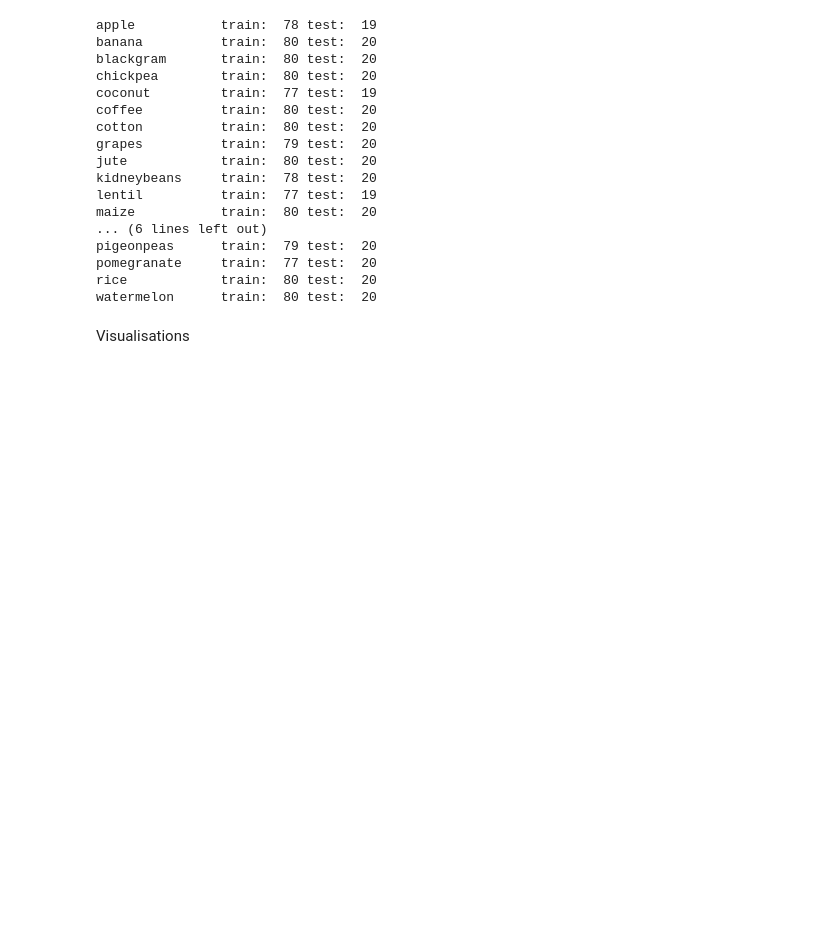
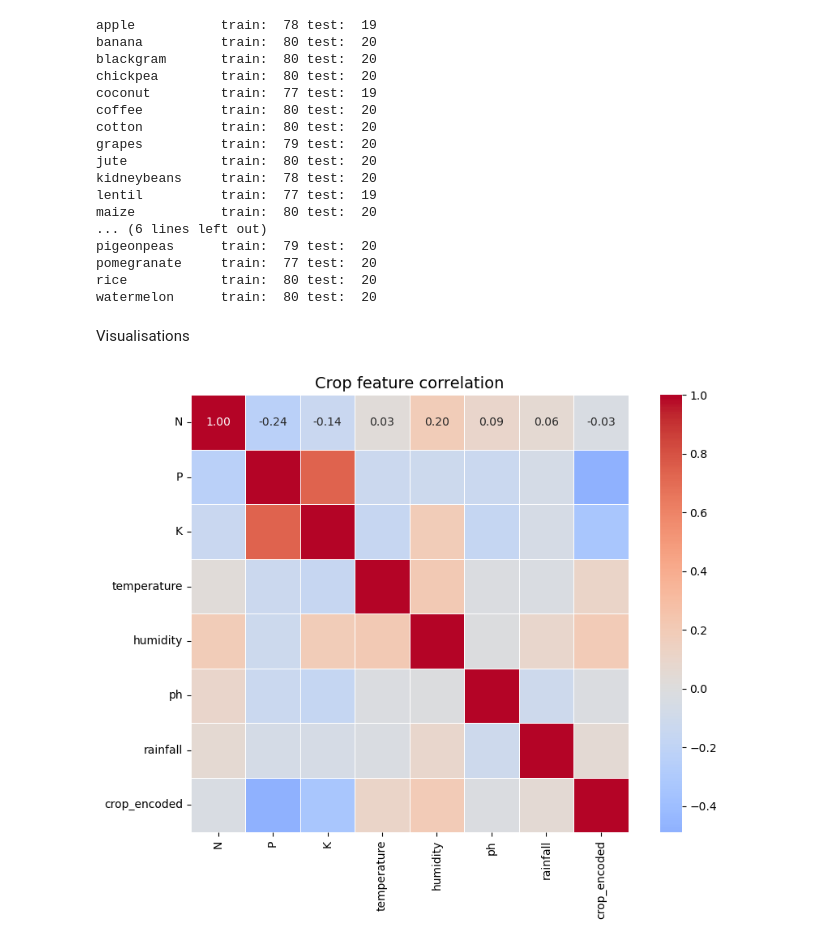
Before and after one commit to pavani3011/AGRI-API-PROJECT, a Jupyter notebook: Crop.ipynb, the cells around one changed output. Drawn from its saved outputs; the diff is of its cells as text; code cells hidden in the pictures; blank space fills up the shorter version.

```diff
--- a/Crop.ipynb
+++ b/Crop.ipynb
@@ -261,3 +262,23 @@ watermelon      train:  80 test:  20
 Visualisations
 # %%
 import seaborn as sns
+# %%
+plt.figure(figsize=(9,7))
+numeric_df = df.drop(columns=['label'])
+corr = numeric_df.corr()
+
+sns.heatmap(
+    corr,
+    annot=True,
+    fmt ='.2f',
+    cmap='coolwarm',
+    center=0,
+    square=True,
+    linewidths=0.5
+)
+plt.title('Crop feature correlation', fontsize=14)
+plt.tight_layout()
+plt.savefig('heatmap.png',dpi=150)
+plt.show()
+# %% [output]
+[figure, added]
```
Also changed, not shown: parts of 10 cells of this notebook, 1 other file.
